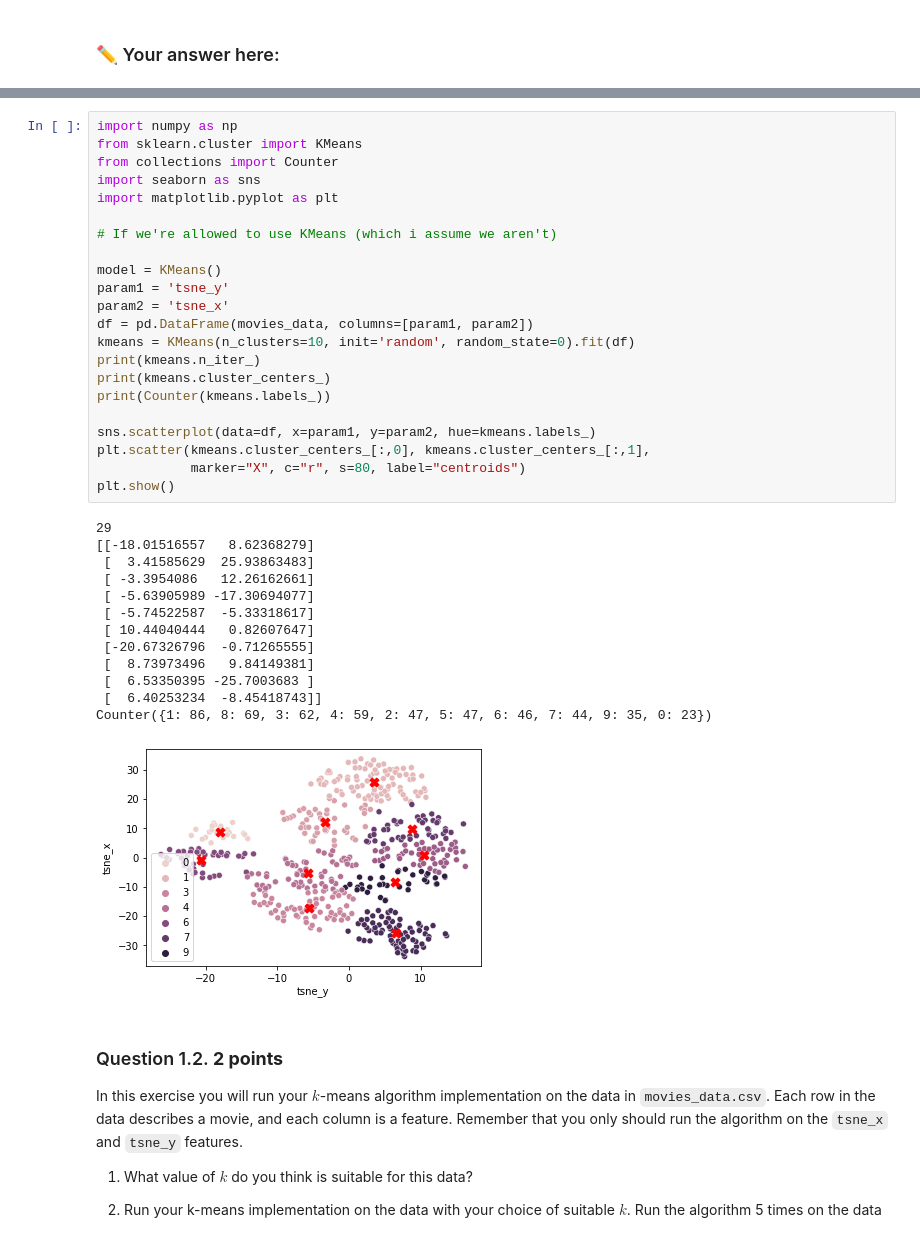
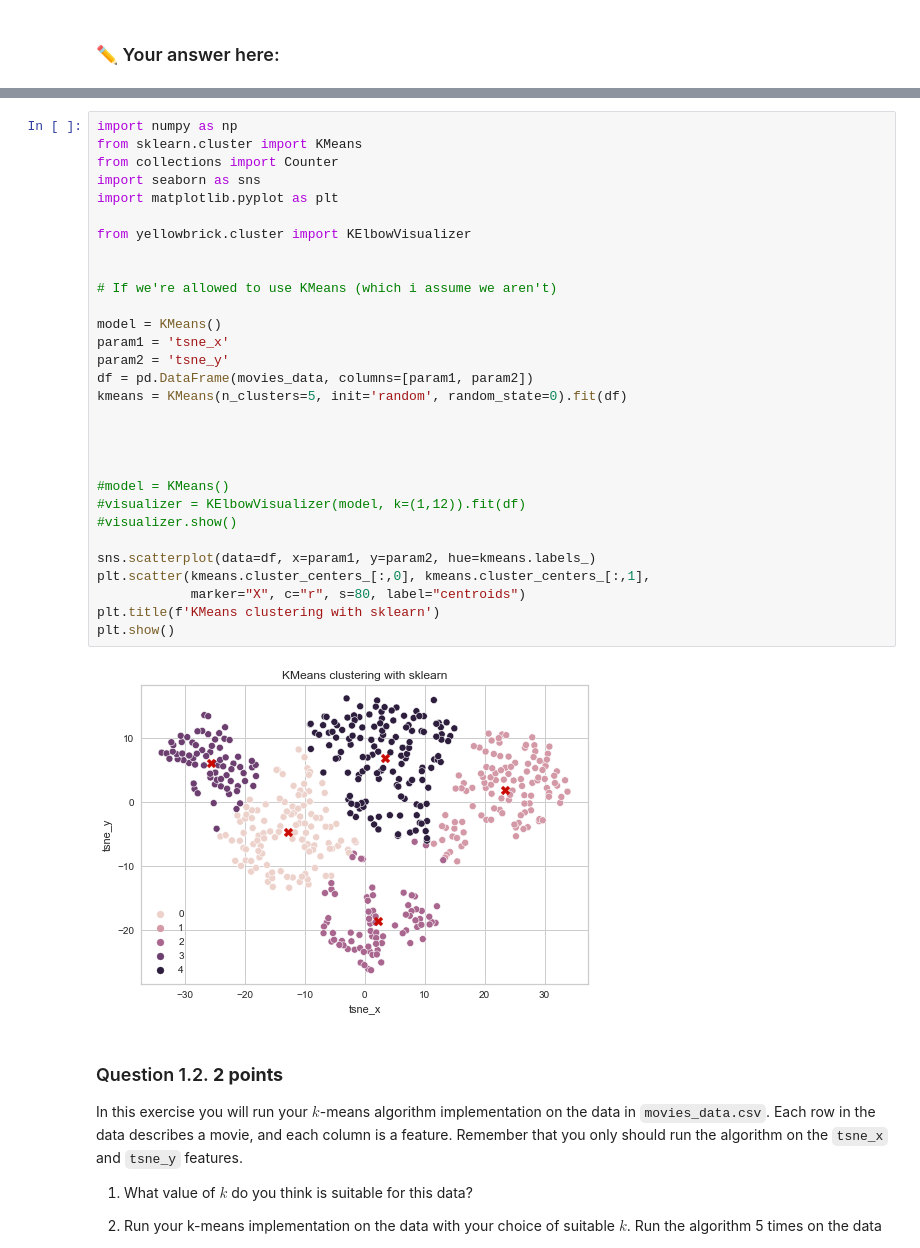
Before and after one commit to AxelEiman/AMLI, a Jupyter notebook: Hw4.ipynb, the cells around one changed output, grey strips where cells are left out. Saved outputs shown, nothing was run; the diff lists cells and outputs as text.

```diff
--- a/Hw4.ipynb
+++ b/Hw4.ipynb
@@ -81,39 +164,35 @@ import matplotlib.pyplot as plt
 # %%
 import numpy as np
 from sklearn.cluster import KMeans
 from collections import Counter
 import seaborn as sns
 import matplotlib.pyplot as plt
 
+from yellowbrick.cluster import KElbowVisualizer
+
+
 # If we're allowed to use KMeans (which i assume we aren't)
 
 model = KMeans()
-param1 = 'tsne_y'
-param2 = 'tsne_x'
+param1 = 'tsne_x'
+param2 = 'tsne_y'
 df = pd.DataFrame(movies_data, columns=[param1, param2])
-kmeans = KMeans(n_clusters=10, init='random', random_state=0).fit(df)
-print(kmeans.n_iter_)
-print(kmeans.cluster_centers_)
-print(Counter(kmeans.labels_))
+kmeans = KMeans(n_clusters=5, init='random', random_state=0).fit(df)
+
+
+
+
+#model = KMeans()
+#visualizer = KElbowVisualizer(model, k=(1,12)).fit(df)
+#visualizer.show()
 
 sns.scatterplot(data=df, x=param1, y=param2, hue=kmeans.labels_)
 plt.scatter(kmeans.cluster_centers_[:,0], kmeans.cluster_centers_[:,1],
             marker="X", c="r", s=80, label="centroids")
+plt.title(f'KMeans clustering with sklearn')
 plt.show()
 # %% [output]
-29
-[[-18.01516557   8.62368279]
- [  3.41585629  25.93863483]
- [ -3.3954086   12.26162661]
- [ -5.63905989 -17.30694077]
- [ -5.74522587  -5.33318617]
- [ 10.44040444   0.82607647]
- [-20.67326796  -0.71265555]
- [  8.73973496   9.84149381]
- [  6.53350395 -25.7003683 ]
- [  6.40253234  -8.45418743]]
-Counter({1: 86, 8: 69, 3: 62, 4: 59, 2: 47, 5: 47, 6: 46, 7: 44, 9: 35, 0: 23})
-[figure, old version]
+[figure, new version]
 # %% [markdown]
 ### Question 1.2. **2 points**
 In this exercise you will run your $k$-means algorithm implementation on the data in `movies_data.csv`. Each row in the data describes a movie, and each column is a feature. Remember that you only should run the algorithm on the `tsne_x` and `tsne_y` features.
```
Also changed, not shown: parts of 5 cells of this notebook.
